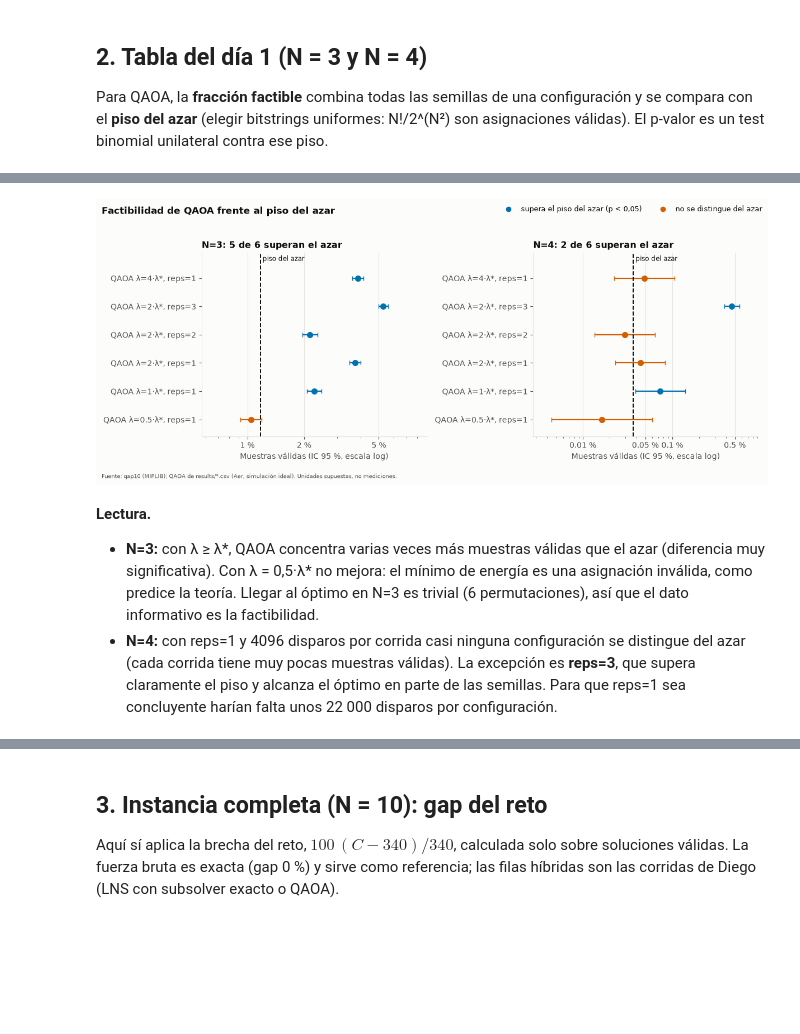
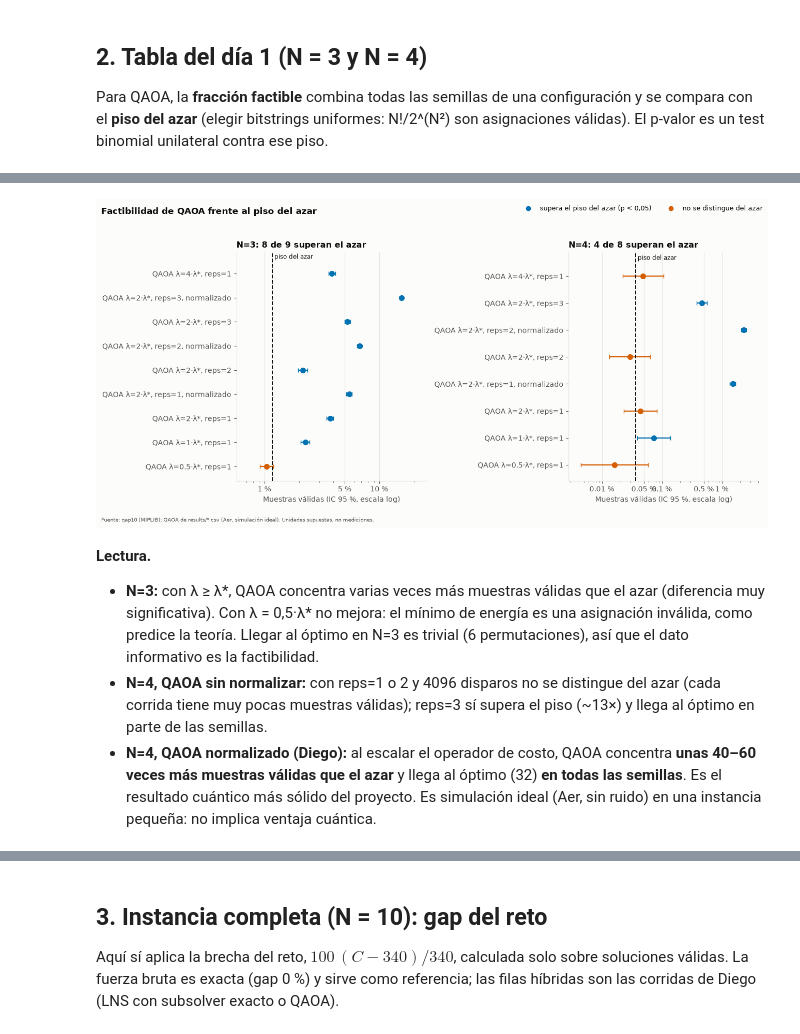
Before and after one commit to rodnm/hackathon-qiskit-fall-fest-2026, a Jupyter notebook: notebooks/07_comparacion.ipynb, the cells around one changed output, grey strips where cells are left out. Cells and saved outputs as stored; diff of their text form; code cells hidden in the pictures; blank space fills up the shorter version.

```diff
--- a/notebooks/07_comparacion.ipynb
+++ b/notebooks/07_comparacion.ipynb
@@ -67,7 +67,8 @@ def label(config: str) -> str:
         return "fuerza bruta"
     match = re.match(r"qaoa lambda=([\d.]+)\*lambda\* reps=(\d+)", config)
     if match:
-        return f"QAOA λ={match.group(1)}·λ*, reps={match.group(2)}"
+        suffix = ", normalizado" if config.endswith("normalized") else ""
+        return f"QAOA λ={match.group(1)}·λ*, reps={match.group(2)}{suffix}"
     if config.startswith("local_search"):
         return "búsqueda local"
     if config.startswith("sa"):
@@ -109,11 +142,18 @@ day1_cols = {
     "feasible_vs_floor": "× piso del azar", "p_value_vs_floor": "p-valor vs azar", "mean_seconds": "tiempo medio (s)",
 }
 comparison["label"] = comparison["config"].map(label)
+
+
+def p_value(v: float) -> str:
+    """Binomial p-values underflow to 0 for huge effects: show them as a bound."""
+    return "—" if pd.isna(v) else ("< 1e-300" if v == 0 else f"{v:.1e}")
+
+
 for n in (3, 4):
     table = comparison[comparison["n"] == n][list(day1_cols)].rename(columns=day1_cols)
     display(table.style.hide(axis="index").set_caption(f"N = {n} (óptimo de control {24 if n == 3 else 32})").format({
         "llega al óptimo": "{:.0%}", "fracción factible": "{:.2e}", "× piso del azar": "{:.2f}",
-        "p-valor vs azar": "{:.1e}", "tiempo medio (s)": "{:.2f}", "mejor costo válido": "{:.0f}",
+        "p-valor vs azar": p_value, "tiempo medio (s)": "{:.2f}", "mejor costo válido": "{:.0f}",
         "distancia al óptimo de control (%)": "{:.1f}"}, na_rep="—"))
 # %% [output]
 N = 3 (óptimo de control 24)
@@ -140,7 +189,8 @@ from matplotlib.ticker import NullFormatter
 
 NICE = np.array([1e-4, 2e-4, 5e-4, 1e-3, 2e-3, 5e-3, 1e-2, 2e-2, 5e-2, 1e-1])
 qaoa = comparison[(comparison["method"] == "qaoa") & comparison["n"].isin([3, 4])].copy()
-fig, axes = plt.subplots(1, 2, figsize=(12, 5.0))
+rows_max = int(qaoa.groupby("n").size().max())
+fig, axes = plt.subplots(1, 2, figsize=(13, 2.2 + 0.45 * rows_max))
 for ax, n in zip(axes, (3, 4)):
     sub = qaoa[qaoa["n"] == n].reset_index(drop=True)
     y = np.arange(len(sub))
@@ -148,41 +198,43 @@ for ax, n in zip(axes, (3, 4)):
     for flag, color in ((True, BLUE), (False, VERMILLION)):
         part = sub[significant == flag]
         if len(part):
             ax.errorbar(part["feasible_fraction"], part.index,
                         xerr=[part["feasible_fraction"] - part["feasible_ci_low"],
                               part["feasible_ci_high"] - part["feasible_fraction"]],
                         fmt="o", ms=7, color=color, ecolor=color, elinewidth=1.6, capsize=3)
     floor = sub["random_feasible_floor"].iat[0]
     ax.axvline(floor, color=INK, lw=1.4, ls="--")
     ax.text(floor, len(sub) - 0.45, " piso del azar", color=INK, fontsize=8.5, va="bottom")
     ax.set_xscale("log")
     low = min(sub["feasible_ci_low"].replace(0, np.nan).min(), floor) / 1.6
     high = sub["feasible_ci_high"].max() * 1.6
     ax.set_xlim(low, high)
     candidates = NICE if high / low < 30 else NICE[np.isin(NICE, [1e-4, 5e-4, 1e-3, 5e-3, 1e-2, 5e-2, 1e-1])]
     ticks = candidates[(candidates >= low) & (candidates <= high)]
     ax.set_xticks(ticks, [f"{100 * t:g} %" for t in ticks])
     ax.xaxis.set_minor_formatter(NullFormatter())
     ax.set_yticks(y, sub["label"])
     ax.set_ylim(-0.6, len(sub) - 0.1)
     ax.set_xlabel("Muestras válidas (IC 95 %, escala log)")
     ax.grid(axis="y", visible=False)
     ax.set_title(f"N={n}: {int(significant.sum())} de {len(sub)} superan el azar")
 handles = [Line2D([], [], marker="o", ls="", color=BLUE, label="supera el piso del azar (p < 0,05)"),
            Line2D([], [], marker="o", ls="", color=VERMILLION, label="no se distingue del azar")]
 fig.legend(handles=handles, loc="upper right", ncols=2, frameon=False, fontsize=9)
 fig.suptitle("Factibilidad de QAOA frente al piso del azar", x=0.01, ha="left", fontweight="bold", fontsize=12)
 fig.tight_layout(rect=(0, 0.04, 1, 0.95))
 save(fig, "qaoa_vs_random_floor.png")
 # %% [output]
-[figure, old version]
+[figure, new version]
 # %% [markdown]
 **Lectura.**
 
 - **N=3:** con λ ≥ λ*, QAOA concentra varias veces más muestras válidas que el azar (diferencia muy significativa). Con
   λ = 0,5·λ* no mejora: el mínimo de energía es una asignación inválida, como predice la teoría. Llegar al óptimo en N=3
   es trivial (6 permutaciones), así que el dato informativo es la factibilidad.
-- **N=4:** con reps=1 y 4096 disparos por corrida casi ninguna configuración se distingue del azar (cada corrida tiene muy
-  pocas muestras válidas). La excepción es **reps=3**, que supera claramente el piso y alcanza el óptimo en parte de las
-  semillas. Para que reps=1 sea concluyente harían falta unos 22 000 disparos por configuración.
+- **N=4, QAOA sin normalizar:** con reps=1 o 2 y 4096 disparos no se distingue del azar (cada corrida tiene muy pocas muestras
+  válidas); reps=3 sí supera el piso (~13×) y llega al óptimo en parte de las semillas.
+- **N=4, QAOA normalizado (Diego):** al escalar el operador de costo, QAOA concentra **unas 40–60 veces más muestras válidas
+  que el azar** y llega al óptimo (32) **en todas las semillas**. Es el resultado cuántico más sólido del proyecto.
+  Es simulación ideal (Aer, sin ruido) en una instancia pequeña: no implica ventaja cuántica.
 # %%
```
Also changed, not shown: parts of 10 cells of this notebook, 11 other files.
